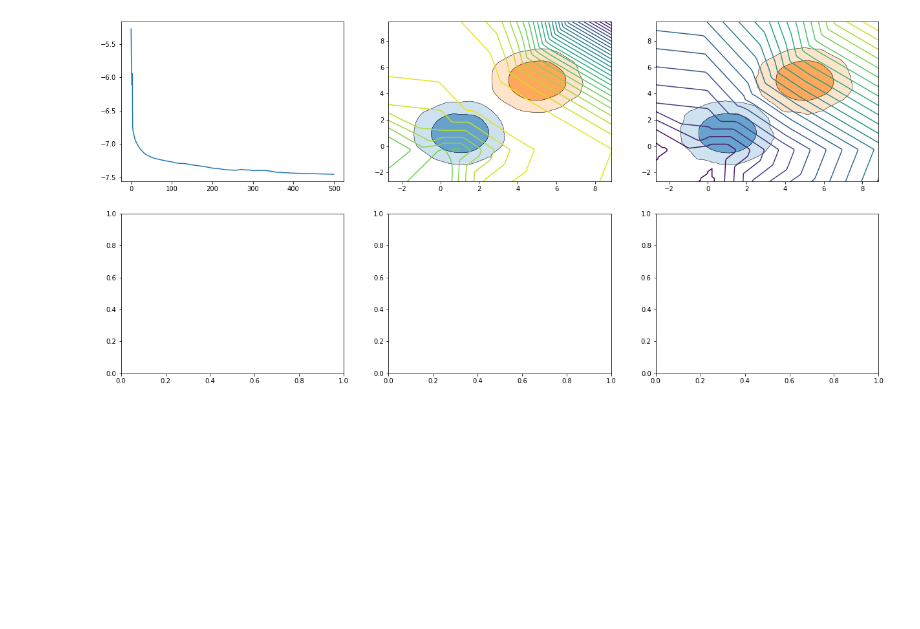
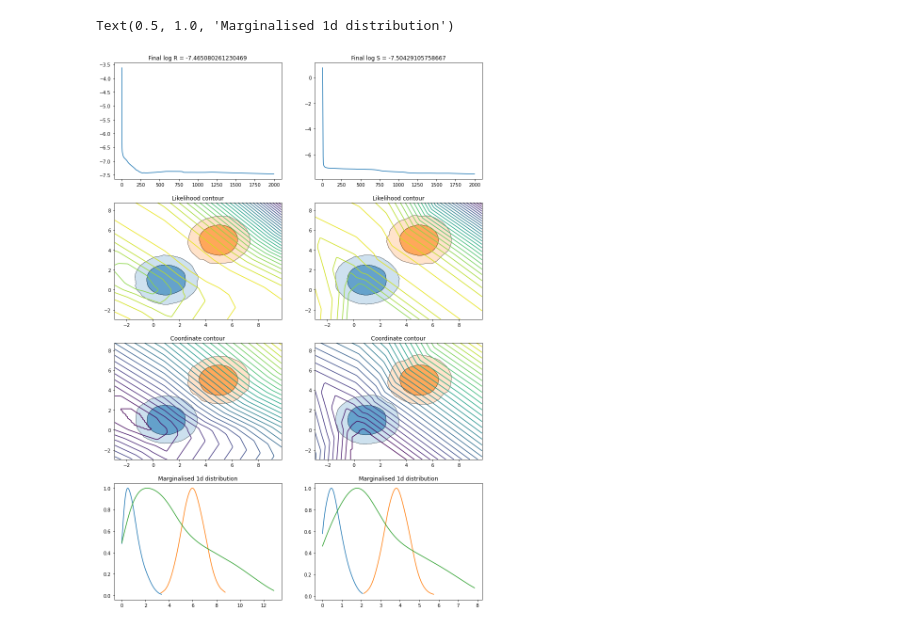
Before and after one commit to yijerjer/quantifying_tension, a Jupyter notebook: 03_complex_data_nn.ipynb, the cells around one changed output. Drawn from its saved outputs; the diff is of its cells as text; code cells hidden in the pictures; blank space fills up the shorter version.

Commit message:
fixed visualise and plots in torch_uutils

```diff
--- a/03_complex_data_nn.ipynb
+++ b/03_complex_data_nn.ipynb
@@ -12,11 +12,13 @@ from torch_utils import get_limits, visualise_tension, visualise_coordinate
 from np_utils import simple_data, curved_data, uniform_prior_samples
 from tension_net import TensionNet, TensionNet1
 from tension_quantify import BayesFactor, SuspiciousnessKLDiv, LogSuspiciousness
+# %%
+device = torch.device("cuda" if torch.cuda.is_available() else "cpu")
 # %%
 X0, X1, X_prior = simple_data()
-X0_tensor = torch.tensor(X0).float()
-X1_tensor = torch.tensor(X1).float()
-X_prior_tensor = torch.tensor(X_prior).float()
+X0_tensor = torch.tensor(X0).float().to(device)
+X1_tensor = torch.tensor(X1).float().to(device)
+X_prior_tensor = torch.tensor(X_prior).float().to(device)
 # %%
 fig, axs = plt.subplots(figsize=(5, 5))
 
@@ -62,11 +50,11 @@ for i in range(500):
 # %%
-tension_S = TensionNet1(2)
-criterion = SuspiciousnessKLDiv(hist_type="gaussian", hist_param=1, n_dist_bins=100, n_prior_bins=50)
-optimizer = optim.SGD(tension_S.parameters(), lr=0.001)
-clipper = WeightClipper()
+tension_S = TensionNet1(2).to(device)
+criterion = SuspiciousnessKLDiv(hist_type="gaussian", hist_param=1,
+                                n_dist_bins=100, n_prior_bins=50).to(device)
+optimizer = optim.SGD(tension_S.parameters(), lr=0.0005)
 
 losses_S = []
-for i in range(1000):
+for i in range(2000):
     optimizer.zero_grad()
     X0_1d = tension_S(X0_tensor)
     X1_1d = tension_S(X1_tensor)
@@ -76,18 +64,40 @@ for i in range(1000):
     losses_S.append(loss.item())
     loss.backward()
     optimizer.step()
-    tension_S.apply(clipper)
-# %%
-fig, axs = plt.subplots(2, 3, figsize=(21, 10))
-
-axs[0, 0].plot(np.arange(500), losses_R)
-visualise_tension(fig, axs[0, 1], tension_R, X0, X1)
-visualise_coordinate(fig, axs[0, 2], tension_R, X0, X1)
-
-# axs[1, 0].plot(np.arange(1000), losses_S)
-# visualise_tension(fig, axs[1, 1], tension_S, X0, X1)
-# visualise_coordinate(fig, axs[1, 2], tension_S, X0, X1)
-# %% [output]
-[figure, removed]
+# %%
+fig, axs = plt.subplots(4, 2, figsize=(14, 21))
+
+axs[0, 0].plot(np.arange(2000), losses_R)
+axs[0, 0].set_title(f"Final log R = {losses_R[-1]}")
+X0_1d_R = tension_R(X0_tensor)
+X1_1d_R = tension_R(X1_tensor)
+X_prior_1d_R = tension_R(X_prior_tensor)
+tension_R.to(torch.device("cpu"))
+visualise_tension(fig, axs[1, 0], tension_R, X0, X1)
+axs[1, 0].set_title("Likelihood contour")
+visualise_coordinate(fig, axs[2, 0], tension_R, X0, X1)
+axs[2, 0].set_title("Coordinate contour")
+kde_plot_1d(axs[3, 0], X0_1d_R.squeeze().cpu().detach().numpy())
+kde_plot_1d(axs[3, 0], X1_1d_R.squeeze().cpu().detach().numpy())
+kde_plot_1d(axs[3, 0], X_prior_1d_R.squeeze().cpu().detach().numpy())
+axs[3, 0].set_title("Marginalised 1d distribution")
+
+axs[0, 1].plot(np.arange(2000), losses_S)
+axs[0, 1].set_title(f"Final log S = {losses_S[-1]}")
+X0_1d_S = tension_S(X0_tensor)
+X1_1d_S = tension_S(X1_tensor)
+X_prior_1d_S = tension_S(X_prior_tensor)
+tension_S.to(torch.device("cpu"))
+visualise_tension(fig, axs[1, 1], tension_S, X0, X1)
+axs[1, 1].set_title("Likelihood contour")
+visualise_coordinate(fig, axs[2, 1], tension_S, X0, X1)
+axs[2, 1].set_title("Coordinate contour")
+kde_plot_1d(axs[3, 1], X0_1d_S.squeeze().cpu().detach().numpy())
+kde_plot_1d(axs[3, 1], X1_1d_S.squeeze().cpu().detach().numpy())
+kde_plot_1d(axs[3, 1], X_prior_1d_S.squeeze().cpu().detach().numpy())
+axs[3, 1].set_title("Marginalised 1d distribution")
+# %% [output]
+Text(0.5, 1.0, 'Marginalised 1d distribution')
+[figure, added]
 # %%
 X0_c, X1_c, X_prior_c = curved_data()
```
Also changed, not shown: parts of 10 cells of this notebook, 6 other files.
